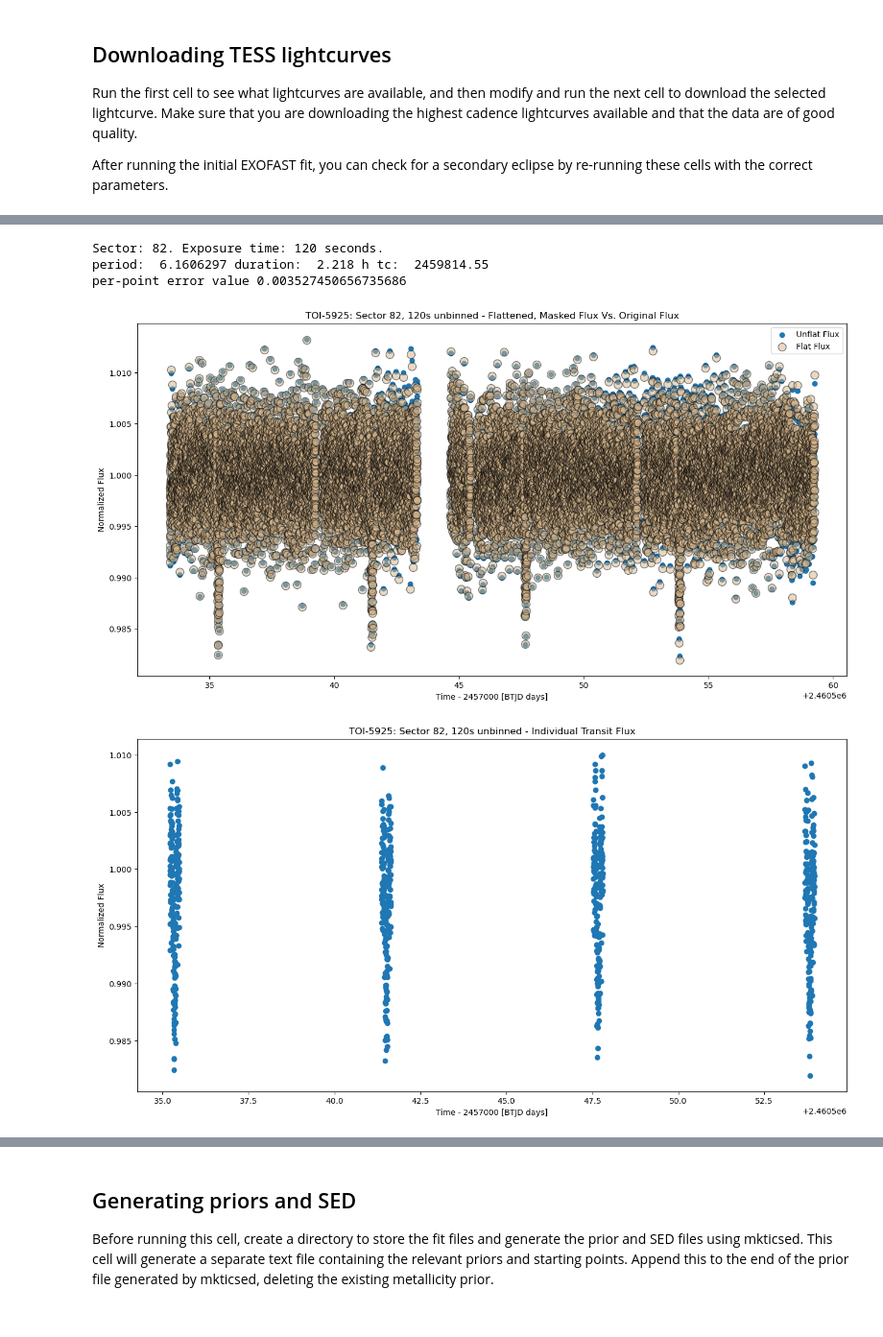
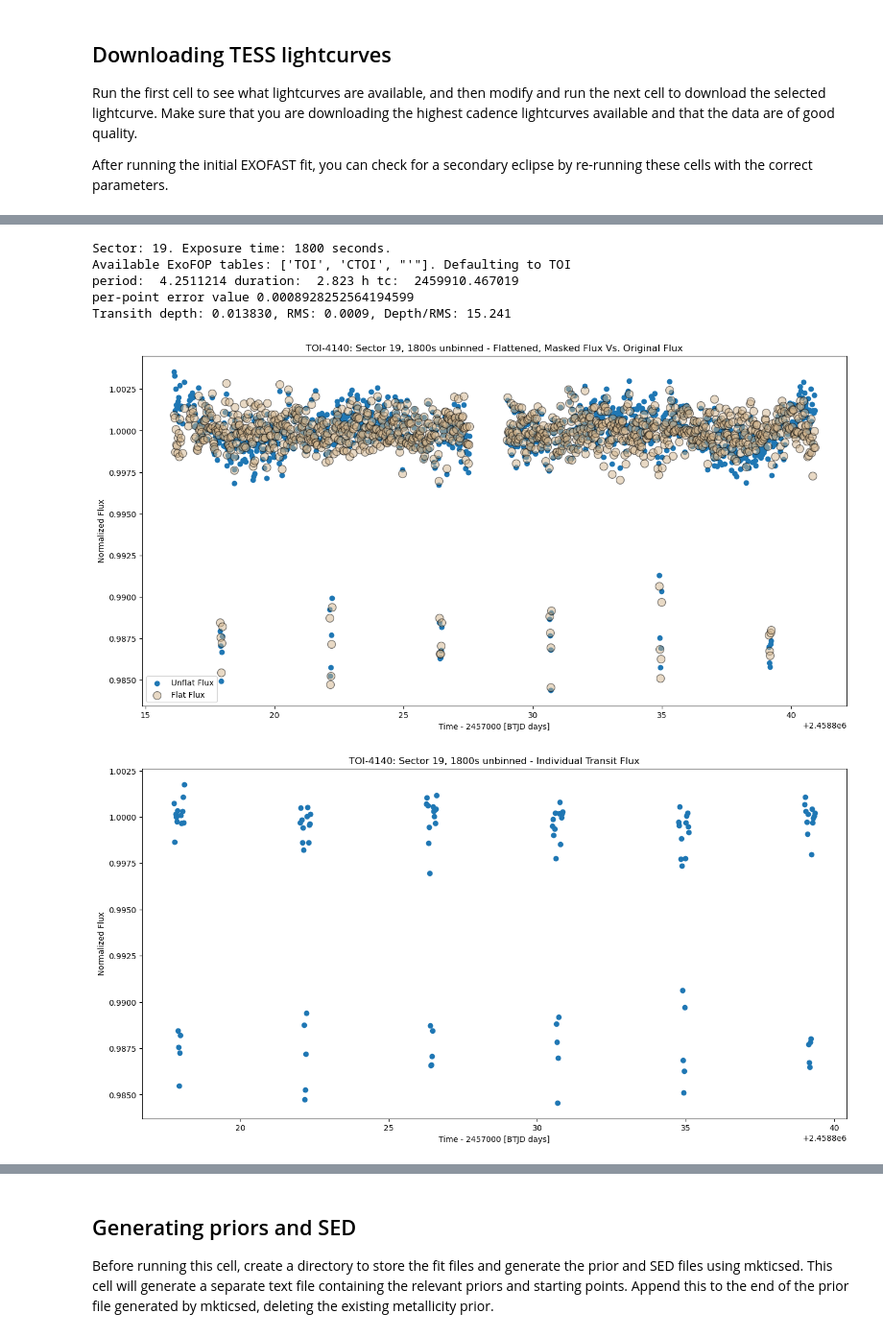
Before and after one commit to jackschulte/exofast_tools, a Jupyter notebook: scripts/setup_fit.ipynb, the cells around one changed output, grey strips where cells are left out. Shown at 96% size. Saved outputs shown, nothing was run; the diff lists cells and outputs as text; code cells hidden in the pictures.

Commit message:
updated lightcurve extraction in setup_fit.ipynb to be a little more user-friendly

```diff
--- a/scripts/setup_fit.ipynb
+++ b/scripts/setup_fit.ipynb
@@ -49,10 +71,12 @@ SearchResult containing 4 data products.
 # %%
-create_light_curve(f'TIC {ticid}', 'SPOC', 82, auto = False, exposure=120, targetname = f'TOI-{toi}', keep_secondary_eclipse=False,
-                   ecosw = 0, save = True, plot = True, planet='b', published = False, qualityFlag = False, #omit_transit_index=[2],
-                   outputfiles='slimflat', outputdir = outpath, tc=2459814.55, period = 6.1606297 * u.day, duration=2.218 * u.hr)
+create_light_curve(f'TIC {ticid}', 'SPOC', 40, auto = True, exposure=120, targetname = f'TOI-{toi}', keep_secondary_eclipse=False,
+                   ecosw = 0, save = True, plot = True, planet='b', published = False, qualityFlag = True, #omit_transit_index=[0],
+                   outputfiles='slimflat', outputdir = outpath)
 # %% [output]
-Sector: 82. Exposure time: 120 seconds.
-period:  6.1606297 duration:  2.218 h tc:  2459814.55
-per-point error value 0.003527450656735686
+Sector: 19. Exposure time: 1800 seconds.
+Available ExoFOP tables: ['TOI', 'CTOI', "'"]. Defaulting to TOI
+period:  4.2511214 duration:  2.823 h tc:  2459910.467019
+per-point error value 0.0008928252564194599
+Transith depth: 0.013830, RMS: 0.0009, Depth/RMS: 15.241
-[figure, old version]
+[figure, new version]
-[figure, old version]
+[figure, new version]
```
Also changed, not shown: parts of 6 cells of this notebook.
